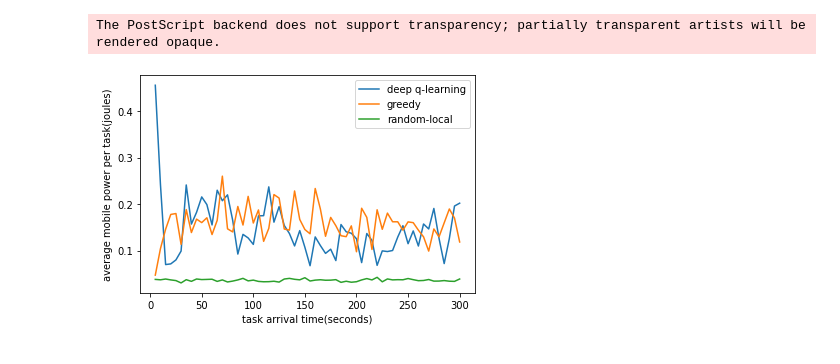
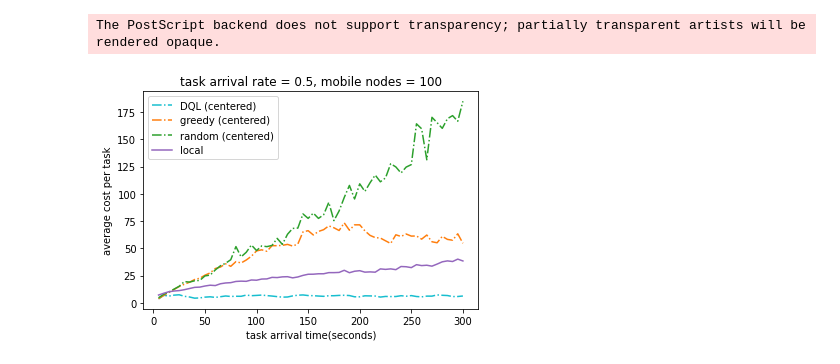
Before and after one commit to ahmadzendebudi/edge_simulation1, a Jupyter notebook: plots.ipynb, the cells around one changed output. Cells and saved outputs as stored; diff of their text form; code cells hidden in the pictures.

```diff
--- a/plots.ipynb
+++ b/plots.ipynb
@@ -88,0 +384,25 @@ The PostScript backend does not support transparency; partially transparent arti
+# %%
+vairable_conditions = {
+    "DQL": (df["mobile_selector"] == "dql_remote") & (df["edge_selector"] == "dql_remote") & (df["boxworld_centered_mobile_nodes"] == False),
+    "greedy": (df["mobile_selector"] == "greedy") & (df["edge_selector"] == "greedy") & (df["boxworld_centered_mobile_nodes"] == False),
+    "random": (df["mobile_selector"] == "random") & (df["edge_selector"] == "local") & (df["boxworld_centered_mobile_nodes"] == False),
+    "local": (df["mobile_selector"] == "local") & (df["edge_selector"] == "local") & (df["boxworld_centered_mobile_nodes"] == False),
+    "remote": (df["mobile_selector"] == "remote") & (df["edge_selector"] == "local") & (df["boxworld_centered_mobile_nodes"] == False)
+}
+condition =  (df["boxworld_mobile_nodes"] == 100) & (df["task_generator_lambda"] == 0.5)
+graphs = {}
+for key, value in vairable_conditions.items():
+    item_condition = condition & value
+    data = (-df.loc[item_condition, ["reward"]]).groupby(
+        pd.cut(df["arrival_time"], np.arange(0, 500, 5))).mean()
+    data.index = pd.IntervalIndex(data.index.get_level_values('arrival_time')).right
+    graphs[key] = data
+
+for key, data in graphs.items():
+    plt.plot(data, label=key, c = line_props[key][0], ls=line_props[key][1])
+
+plt.ylabel('average cost per task')
+plt.xlabel('task arrival time(seconds)')
+plt.legend()
+plt.title("task arrival rate = 0.5, mobile nodes = 100")
+plt.savefig('plots/cost_all_methods_uniform.eps', format='eps')
@@ -89,25 +412,27 @@ The PostScript backend does not support transparency; partially transparent arti
 # %%
 vairable_conditions = {
-    "deep q-learning": (df["mobile_selector"] == "dql_remote") & (df["edge_selector"] == "dql_remote"),
-    "greedy": (df["mobile_selector"] == "greedy") & (df["edge_selector"] == "greedy"),
-    "random-local": (df["mobile_selector"] == "random") & (df["edge_selector"] == "local")
+    "DQL (centered)": (df["mobile_selector"] == "dql_remote") & (df["edge_selector"] == "dql_remote") & (df["boxworld_centered_mobile_nodes"] == True),
+    "greedy (centered)": (df["mobile_selector"] == "greedy") & (df["edge_selector"] == "greedy") & (df["boxworld_centered_mobile_nodes"] == True),
+    "random (centered)": (df["mobile_selector"] == "random") & (df["edge_selector"] == "local") & (df["boxworld_centered_mobile_nodes"] == True),
+    "local": (df["mobile_selector"] == "local") & (df["edge_selector"] == "local") & (df["boxworld_centered_mobile_nodes"] == True)
 }
-condition =  (df["boxworld_mobile_nodes"] == 50) & (df["task_generator_lambda"] == 0.75)
+condition =  (df["boxworld_mobile_nodes"] == 100) & (df["task_generator_lambda"] == 0.5)
 graphs = {}
 for key, value in vairable_conditions.items():
     item_condition = condition & value
-    data = df.loc[item_condition, ["power"]].groupby(
+    data = (-df.loc[item_condition, ["reward"]]).groupby(
         pd.cut(df["arrival_time"], np.arange(0, 500, 5))).mean()
     data.index = pd.IntervalIndex(data.index.get_level_values('arrival_time')).right
     graphs[key] = data
 
 for key, data in graphs.items():
-    plt.plot(data)
+    plt.plot(data, label=key, c = line_props[key][0], ls=line_props[key][1])
 
-plt.ylabel('average mobile power per task(joules)')
+plt.ylabel('average cost per task')
 plt.xlabel('task arrival time(seconds)')
-plt.legend(graphs.keys(), loc='upper right')
-plt.savefig('plots/power_all_methods.eps', format='eps')
+plt.legend()
+plt.title("task arrival rate = 0.5, mobile nodes = 100")
+plt.savefig('plots/cost_all_methods_centered.eps', format='eps')
 # %% [output]
 The PostScript backend does not support transparency; partially transparent artists will be rendered opaque.
-[figure, old version]
+[figure, new version]
```
Also changed, not shown: parts of 24 cells of this notebook, 17 other files.
